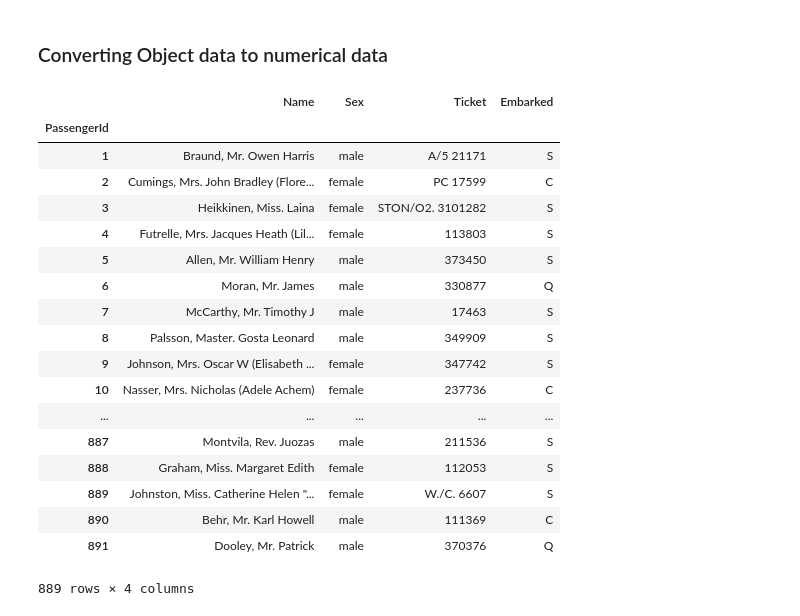
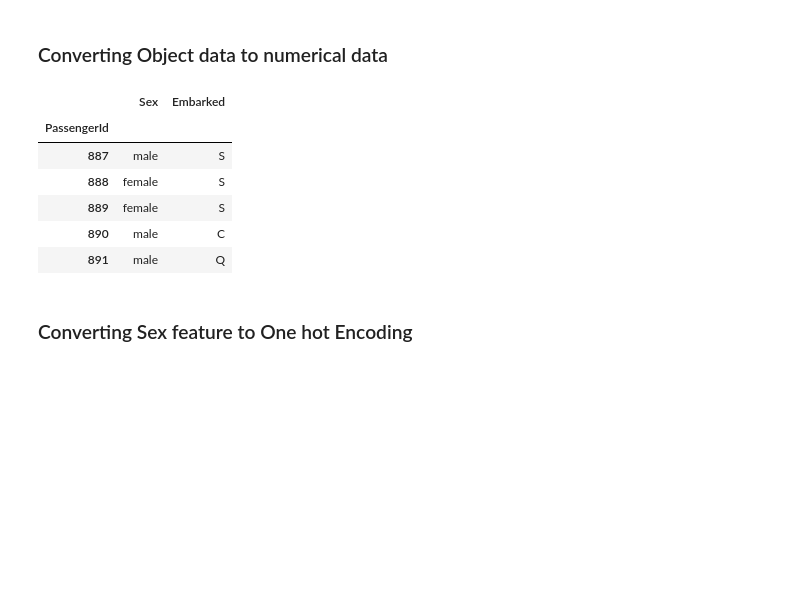
Before and after one commit to Reljod/Kaggle-Titanic-Understanding-Survivability, a Jupyter notebook: Titanic.ipynb, the cells around one changed output. Saved outputs shown, nothing was run; the diff lists cells and outputs as text; code cells hidden in the pictures; blank space fills up the shorter version.

```diff
--- a/Titanic.ipynb
+++ b/Titanic.ipynb
@@ -295,25 +295,15 @@ memory usage: 76.4+ KB
 ### Converting Object data to numerical data
 # %%
 df_obj = df.select_dtypes(['object']).copy()
+# %%
+df_obj.drop(["Name", "Ticket"], axis=1, inplace=True)
 # %%
-df_obj
+df_obj.tail()
 # %% [output]
-|  | Name | Sex | Ticket | Embarked |
-| PassengerId |  |  |  |  |
-| 1 | Braund, Mr. Owen Harris | male | A/5 21171 | S |
-| 2 | Cumings, Mrs. John Bradley (Flore... | female | PC 17599 | C |
-| 3 | Heikkinen, Miss. Laina | female | STON/O2. 3101282 | S |
-| 4 | Futrelle, Mrs. Jacques Heath (Lil... | female | 113803 | S |
-| 5 | Allen, Mr. William Henry | male | 373450 | S |
-| 6 | Moran, Mr. James | male | 330877 | Q |
-| 7 | McCarthy, Mr. Timothy J | male | 17463 | S |
-| 8 | Palsson, Master. Gosta Leonard | male | 349909 | S |
-| 9 | Johnson, Mrs. Oscar W (Elisabeth ... | female | 347742 | S |
-| 10 | Nasser, Mrs. Nicholas (Adele Achem) | female | 237736 | C |
-| ... | ... | ... | ... | ... |
-| 887 | Montvila, Rev. Juozas | male | 211536 | S |
-| 888 | Graham, Miss. Margaret Edith | female | 112053 | S |
-| 889 | Johnston, Miss. Catherine Helen "... | female | W./C. 6607 | S |
-| 890 | Behr, Mr. Karl Howell | male | 111369 | C |
-| 891 | Dooley, Mr. Patrick | male | 370376 | Q |
+|  | Sex | Embarked |
+| PassengerId |  |  |
+| 887 | male | S |
+| 888 | female | S |
+| 889 | female | S |
+| 890 | male | C |
+| 891 | male | Q |
-889 rows × 4 columns
@@ -319,0 +313,2 @@ df_obj
+# %% [markdown]
+### Converting Sex feature to One hot Encoding
```
Also changed, not shown: parts of 65 cells of this notebook.
